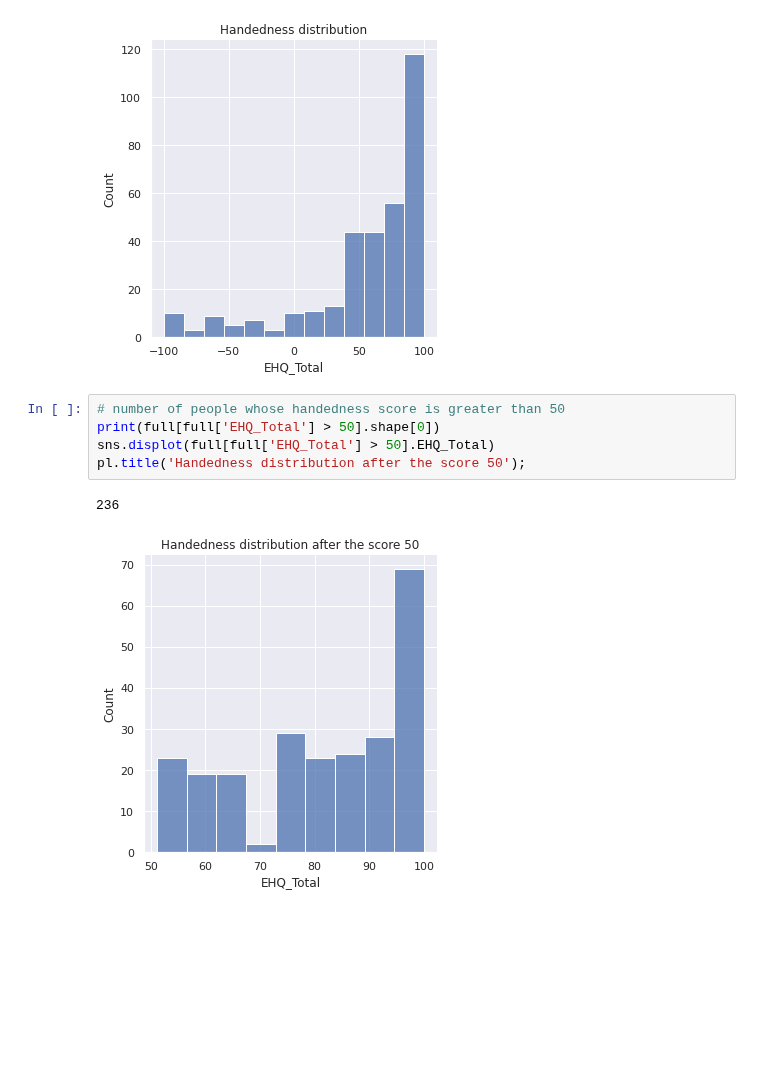
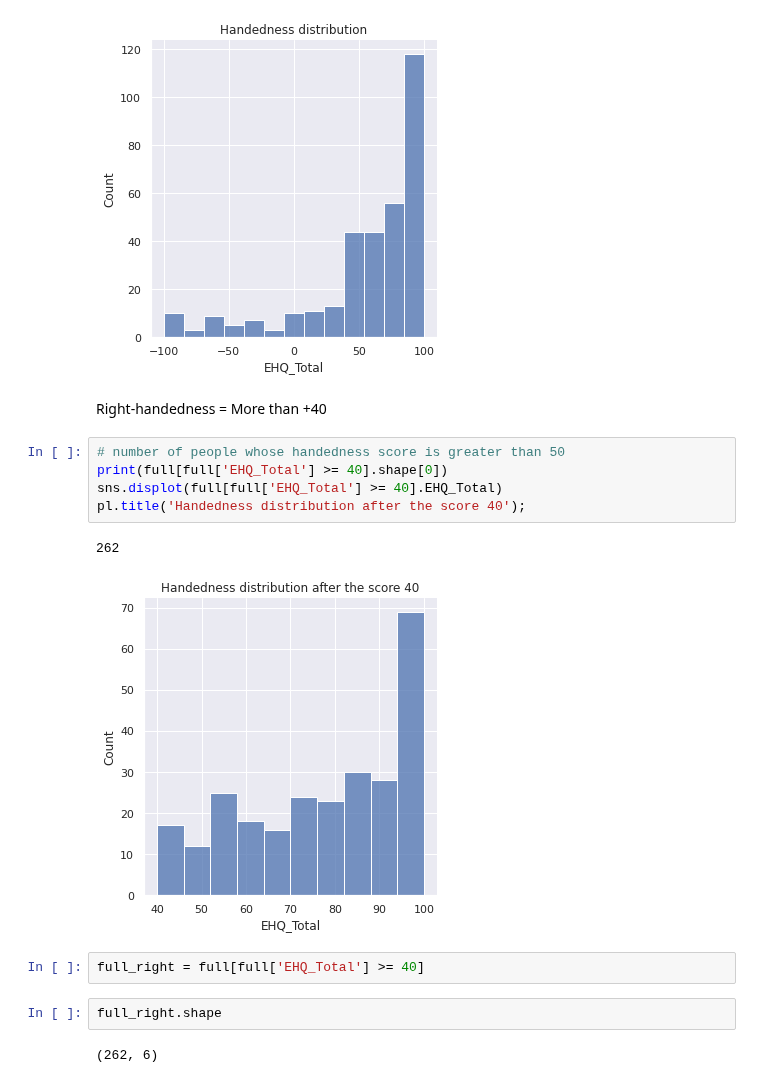
Before and after one commit to cristinarainich/Child-Mind-Institute-Project, a Jupyter notebook: Pheno_data.ipynb, the cells around one changed output. Drawn from its saved outputs; the diff is of its cells as text; blank space fills up the shorter version.

```diff
--- a/Pheno_data.ipynb
+++ b/Pheno_data.ipynb
@@ -66,11 +64,19 @@ sns.displot(full.EHQ_Total)
 pl.title('Handedness distribution');
 # %% [output]
 [figure]
+# %% [markdown]
+Right-handedness = More than +40
 # %%
 # number of people whose handedness score is greater than 50
-print(full[full['EHQ_Total'] > 50].shape[0])
-sns.displot(full[full['EHQ_Total'] > 50].EHQ_Total)
-pl.title('Handedness distribution after the score 50');
+print(full[full['EHQ_Total'] >= 40].shape[0])
+sns.displot(full[full['EHQ_Total'] >= 40].EHQ_Total)
+pl.title('Handedness distribution after the score 40');
 # %% [output]
-236
+262
-[figure, old version]
+[figure, new version]
+# %%
+full_right = full[full['EHQ_Total'] >= 40]
+# %%
+full_right.shape
+# %% [output]
+(262, 6)
```
Also changed, not shown: parts of 7 cells of this notebook.
